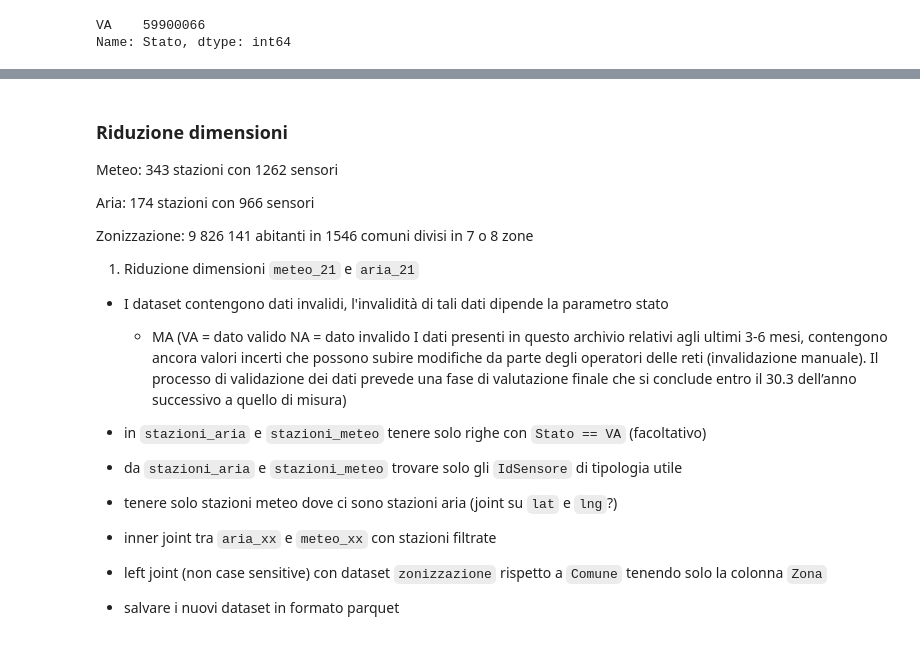
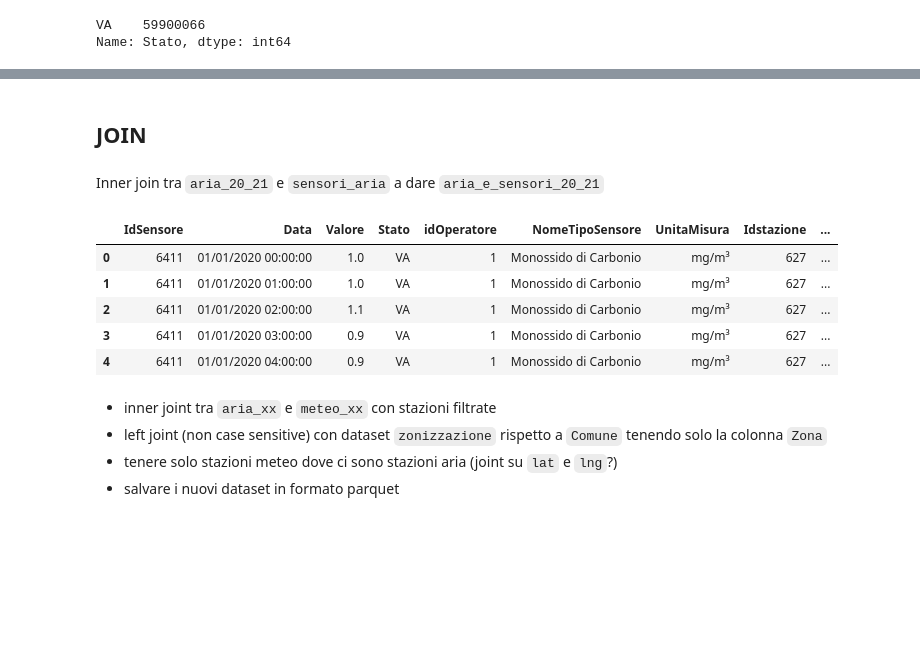
Before and after one commit to giocoal/air-quality-milano-interactive-data-visualization-tableau, a Jupyter notebook: Data_Visualization_project_21_22.ipynb, the cells around one changed output, grey strips where cells are left out. Drawn from its saved outputs; the diff is of its cells as text; code cells hidden in the pictures; blank space fills up the shorter version.

```diff
--- a/Data_Visualization_project_21_22.ipynb
+++ b/Data_Visualization_project_21_22.ipynb
@@ -154,0 +139,4 @@ sensori_meteo.head()
+# %%
+# Converto in importazione i -9999 in NA
+aria_20 = pd.read_csv(f'{path}/data_aria/Dati_sensori_aria_2020.csv', na_values=['-9999'])
+aria_20.shape
@@ -154,0 +145,3 @@ sensori_meteo.head()
+# %%
+aria_20_21 = pd.concat([aria_20, aria_21]).reset_index(drop=True)
+aria_20_21.tail()
@@ -295,0 +316,3 @@ Name: Stato, dtype: int64
+# %%
+aria_20_21.dropna(subset = ['Valore', 'Stato'], inplace = True)
+aria_20_21.shape
@@ -296,21 +348,33 @@ Name: Stato, dtype: int64
+# %%
+grandezze_di_interesse = ['Biossido di Azoto',
+ 'PM10 (SM2005)',
+ 'Ossidi di Azoto',
+ 'Ozono',
+ 'Biossido di Zolfo',
+ 'Particolato Totale Sospeso',
+ 'Monossido di Carbonio',
+ 'Particelle sospese PM2.5',
+ 'PM10',
+ 'Benzene']
+sensori_aria.drop(sensori_aria[~sensori_aria['NomeTipoSensore'].isin(grandezze_di_interesse)].index, inplace = True)
+# %% [markdown]
+## JOIN
+# %% [markdown]
+Inner join tra `aria_20_21` e `sensori_aria` a dare `aria_e_sensori_20_21`
+# %%
+aria_e_sensori_20_21 = pd.merge(aria_20_21, sensori_aria, how = 'inner', on = 'IdSensore')
+aria_e_sensori_20_21.head()
+# %% [output]
+|  | IdSensore | Data | Valore | Stato | idOperatore | NomeTipoSensore | UnitaMisura | Idstazione | ... |
+| 0 | 6411 | 01/01/2020 00:00:00 | 1.0 | VA | 1 | Monossido di Carbonio | mg/m³ | 627 | ... |
+| 1 | 6411 | 01/01/2020 01:00:00 | 1.0 | VA | 1 | Monossido di Carbonio | mg/m³ | 627 | ... |
+| 2 | 6411 | 01/01/2020 02:00:00 | 1.1 | VA | 1 | Monossido di Carbonio | mg/m³ | 627 | ... |
+| 3 | 6411 | 01/01/2020 03:00:00 | 0.9 | VA | 1 | Monossido di Carbonio | mg/m³ | 627 | ... |
+| 4 | 6411 | 01/01/2020 04:00:00 | 0.9 | VA | 1 | Monossido di Carbonio | mg/m³ | 627 | ... |
 # %% [markdown]
-### Riduzione dimensioni
-
-Meteo: 343 stazioni con 1262 sensori
-
-Aria: 174 stazioni con 966 sensori
-
-Zonizzazione: 9 826 141 abitanti in 1546 comuni divisi in 7 o 8 zone
-
-1) Riduzione dimensioni `meteo_21` e `aria_21`
-- I dataset contengono dati invalidi, l'invalidità di tali dati dipende la parametro stato
-    - MA (VA = dato valido NA = dato invalido I dati presenti in questo archivio relativi agli ultimi 3-6 mesi, contengono ancora valori incerti che possono subire modifiche da parte degli operatori delle reti (invalidazione manuale). Il processo di validazione dei dati prevede una fase di valutazione finale che si conclude entro il 30.3 dell’anno successivo a quello di misura)
-
-- in `stazioni_aria` e `stazioni_meteo` tenere solo righe con `Stato == VA` (facoltativo)
-- da `stazioni_aria` e `stazioni_meteo` trovare solo gli `IdSensore` di tipologia utile
-- tenere solo stazioni meteo dove ci sono stazioni aria (joint su `lat` e `lng`?)
 - inner joint tra `aria_xx` e `meteo_xx` con stazioni filtrate
 - left joint (non case sensitive) con dataset `zonizzazione` rispetto a `Comune` tenendo solo la colonna `Zona`
+- tenere solo stazioni meteo dove ci sono stazioni aria (joint su `lat` e `lng`?)
 - salvare i nuovi dataset in formato parquet
 # %%
 stazioni_aria = sensori_aria.groupby(['NomeStazione', 'Comune'], as_index = False).count()
```
Also changed, not shown: parts of 22 cells of this notebook, 14 other files.
